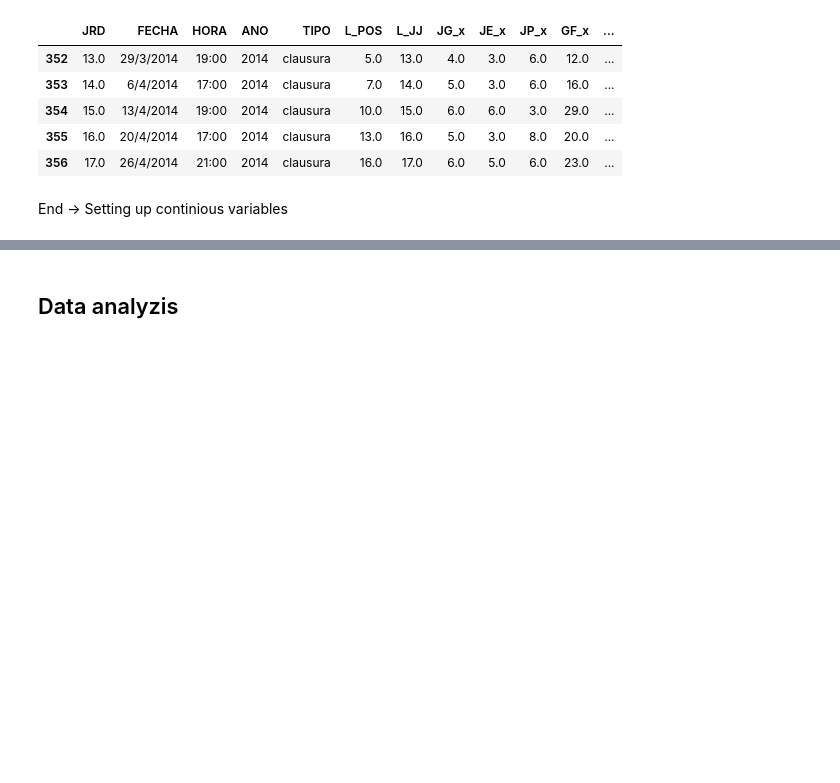
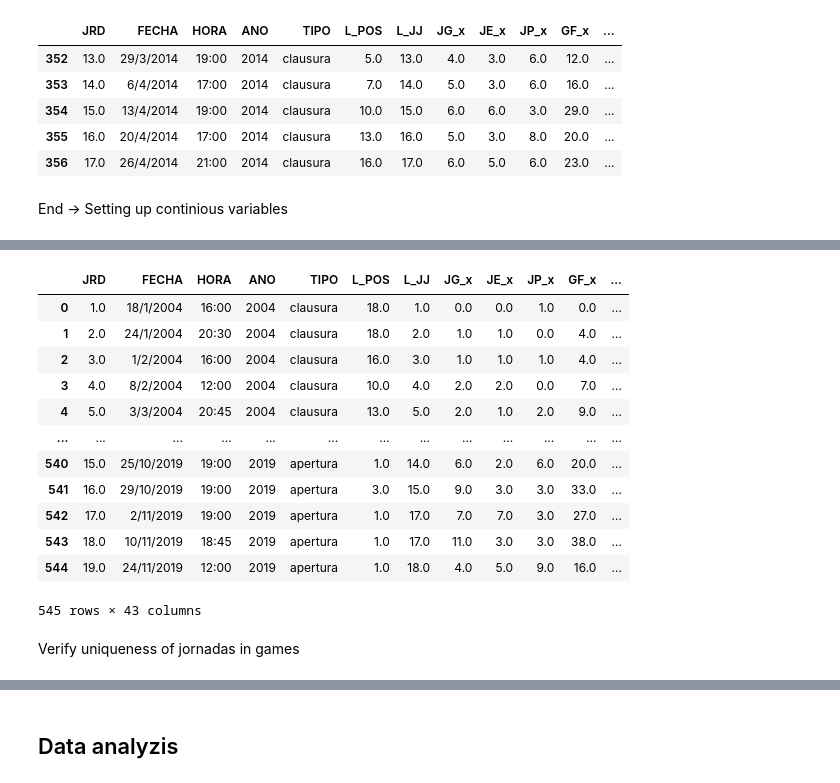
Before and after one commit to Roberto09/Match-Predictor, a Jupyter notebook: GRU-RNN V3.ipynb, the cells around one changed output, grey strips where cells are left out. Saved outputs shown, nothing was run; the diff lists cells and outputs as text; code cells hidden in the pictures; blank space fills up the shorter version.

```diff
--- a/GRU-RNN V3.ipynb
+++ b/GRU-RNN V3.ipynb
@@ -179,0 +229,18 @@ len(teams)
+# %%
+teams[0]
+# %% [output]
+|  | JRD | FECHA | HORA | ANO | TIPO | L_POS | L_JJ | JG_x | JE_x | JP_x | GF_x | ... |
+| 0 | 1.0 | 18/1/2004 | 16:00 | 2004 | clausura | 18.0 | 1.0 | 0.0 | 0.0 | 1.0 | 0.0 | ... |
+| 1 | 2.0 | 24/1/2004 | 20:30 | 2004 | clausura | 18.0 | 2.0 | 1.0 | 1.0 | 0.0 | 4.0 | ... |
+| 2 | 3.0 | 1/2/2004 | 16:00 | 2004 | clausura | 16.0 | 3.0 | 1.0 | 1.0 | 1.0 | 4.0 | ... |
+| 3 | 4.0 | 8/2/2004 | 12:00 | 2004 | clausura | 10.0 | 4.0 | 2.0 | 2.0 | 0.0 | 7.0 | ... |
+| 4 | 5.0 | 3/3/2004 | 20:45 | 2004 | clausura | 13.0 | 5.0 | 2.0 | 1.0 | 2.0 | 9.0 | ... |
+| ... | ... | ... | ... | ... | ... | ... | ... | ... | ... | ... | ... | ... |
+| 540 | 15.0 | 25/10/2019 | 19:00 | 2019 | apertura | 1.0 | 14.0 | 6.0 | 2.0 | 6.0 | 20.0 | ... |
+| 541 | 16.0 | 29/10/2019 | 19:00 | 2019 | apertura | 3.0 | 15.0 | 9.0 | 3.0 | 3.0 | 33.0 | ... |
+| 542 | 17.0 | 2/11/2019 | 19:00 | 2019 | apertura | 1.0 | 17.0 | 7.0 | 7.0 | 3.0 | 27.0 | ... |
+| 543 | 18.0 | 10/11/2019 | 18:45 | 2019 | apertura | 1.0 | 17.0 | 11.0 | 3.0 | 3.0 | 38.0 | ... |
+| 544 | 19.0 | 24/11/2019 | 12:00 | 2019 | apertura | 1.0 | 18.0 | 4.0 | 5.0 | 9.0 | 16.0 | ... |
+545 rows × 43 columns
+# %% [markdown]
+Verify uniqueness of jornadas in games
```
Also changed, not shown: parts of 47 cells of this notebook.
